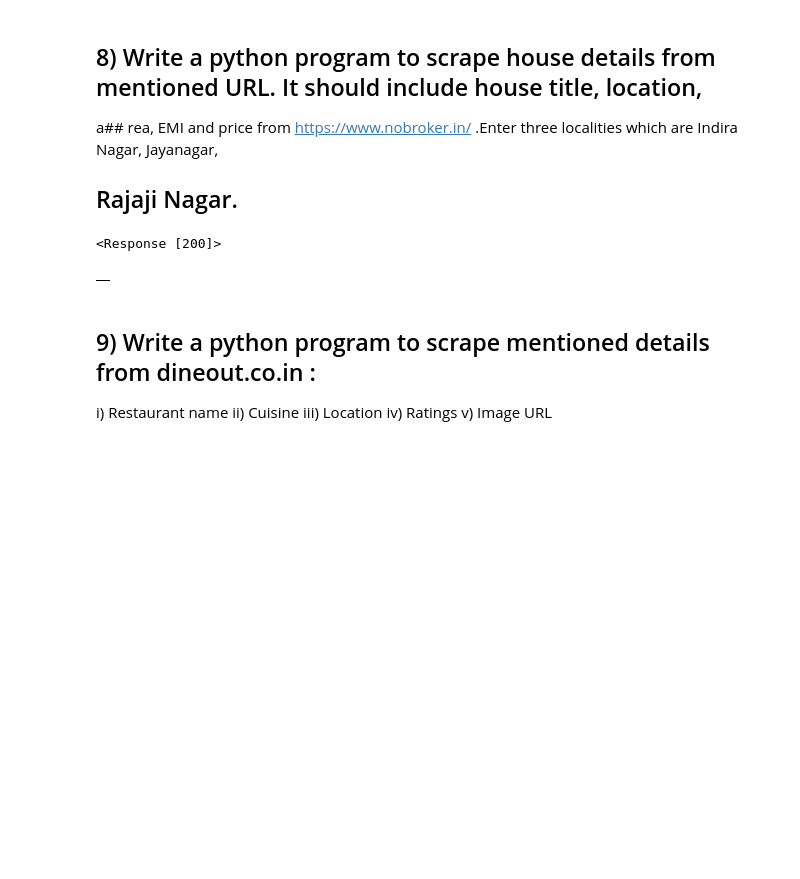
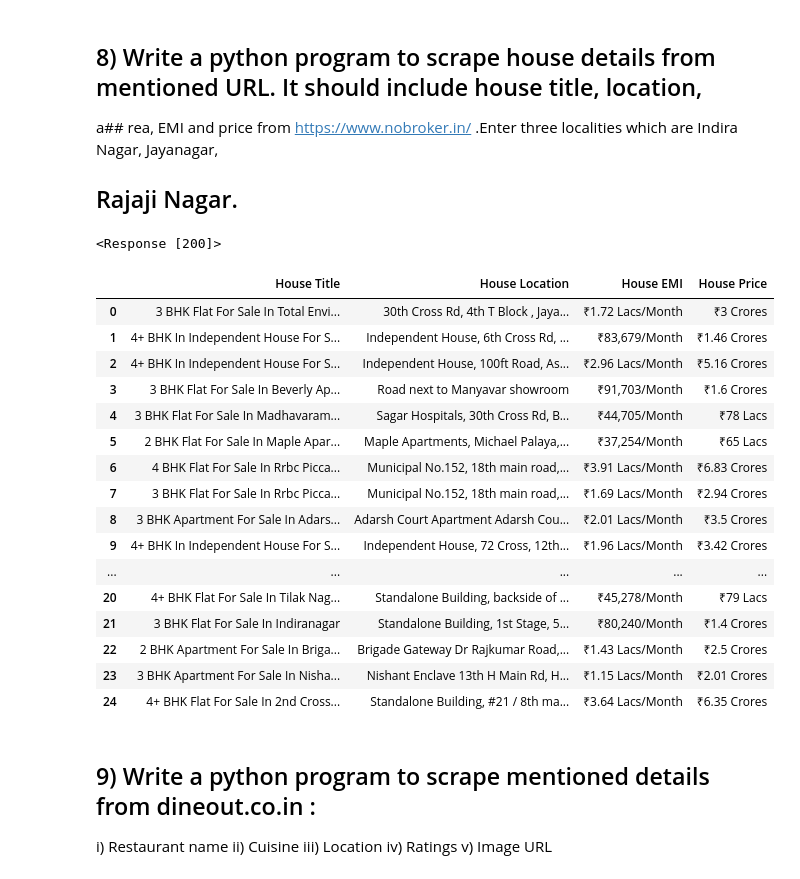
Before and after one commit to Pramodh23EAlpha/Internship, a Jupyter notebook: Web Scrapping -1.ipynb, the cells around one changed output. Drawn from its saved outputs; the diff is of its cells as text; code cells hidden in the pictures; blank space fills up the shorter version.

```diff
--- a/Web Scrapping -1.ipynb
+++ b/Web Scrapping -1.ipynb
@@ -17,7 +17,10 @@ def geturlfromuser(userinput):
     bsoup = BeautifulSoup(page.content, 'html.parser')
 
     headertags = bsoup.find_all(['h1', 'h2','h3','h4','h5','h6'])
-    print('List of all the header tags :', *headertags, sep='\n\n')
+
+    for htags in headertags:
+        print(htags.text)
+    #print('List of all the header tags :', *headertags, sep='\n\n')
 
 
 userinput= "https://en.wikipedia.org/wiki/Main_Page"
@@ -367,11 +370,55 @@ a## rea, EMI and price from https://www.nobroker.in/ .Enter three localities whi
 # %%
 data = pd.DataFrame()
-
+#h2
 def geturlfromuser(userinput):
 
 
     page = requests.get(userinput)
     print(page)
+    bsoup = BeautifulSoup(page.content, 'html.parser')
+    scrapped_Title = bsoup.find_all('h2',class_ = 'heading-6 font-semi-bold nb__25Cl7')#font-semi-bold heading-6
+    scrapped_prop_loc = bsoup.find_all('div',class_ = 'nb__1EwQz')
+    scrapped_prop_price_emi= bsoup.find_all('div',id = 'roomType')
+    scrapped_prop_price = bsoup.find_all('div',class_ = 'nb__4L90a',id = 'minDeposit')
+
+    #print(scrapped_prop_price)
+
+    Property_title = []
+    Property_loc = []
+    Property_price_emi = []
+    Property_price = []
+
+
+
+    for title in scrapped_Title:
+        Property_title.append(title.find('span').text)
+    #print(Property_title)
+    data['House Title'] = Property_title
+
+    for loc in scrapped_prop_loc:
+        Property_loc.append(loc.text)
+    #print(Property_loc)
+    data['House Location'] = Property_loc
+
+
+    for price in scrapped_prop_price_emi:
+        #Property_price.append(loc.find('roomType'))
+        Property_price_emi.append( price.get_text())
+
+    #print(Property_price_emi)
+    data['House EMI'] = Property_price_emi
+
+
+    for price in scrapped_prop_price:
+        #Property_price.append(loc.find('roomType'))
+        Property_price.append( price.find('span').text)
+
+    #print(Property_price)
+    data['House Price'] = Property_price
+
+
+
+
 
 
 
@@ -381,8 +428,24 @@ url = 'https://www.nobroker.in/property/sale/bangalore/multiple?searchParam=W3si
 geturlfromuser(url)
 data.head(100)
 # %% [output]
 <Response [200]>
-|  |
+|  | House Title | House Location | House EMI | House Price |
+| 0 | 3 BHK Flat For Sale In Total Envi... | 30th Cross Rd, 4th T Block , Jaya... | ₹1.72 Lacs/Month | ₹3 Crores |
+| 1 | 4+ BHK In Independent House For S... | Independent House, 6th Cross Rd, ... | ₹83,679/Month | ₹1.46 Crores |
+| 2 | 4+ BHK In Independent House For S... | Independent House, 100ft Road, As... | ₹2.96 Lacs/Month | ₹5.16 Crores |
+| 3 | 3 BHK Flat For Sale In Beverly Ap... | Road next to Manyavar showroom | ₹91,703/Month | ₹1.6 Crores |
+| 4 | 3 BHK Flat For Sale In Madhavaram... | Sagar Hospitals, 30th Cross Rd, B... | ₹44,705/Month | ₹78 Lacs |
+| 5 | 2 BHK Flat For Sale In Maple Apar... | Maple Apartments, Michael Palaya,... | ₹37,254/Month | ₹65 Lacs |
+| 6 | 4 BHK Flat For Sale In Rrbc Picca... | Municipal No.152, 18th main road,... | ₹3.91 Lacs/Month | ₹6.83 Crores |
+| 7 | 3 BHK Flat For Sale In Rrbc Picca... | Municipal No.152, 18th main road,... | ₹1.69 Lacs/Month | ₹2.94 Crores |
+| 8 | 3 BHK Apartment For Sale In Adars... | Adarsh Court Apartment Adarsh Cou... | ₹2.01 Lacs/Month | ₹3.5 Crores |
+| 9 | 4+ BHK In Independent House For S... | Independent House, 72 Cross, 12th... | ₹1.96 Lacs/Month | ₹3.42 Crores |
+| ... | ... | ... | ... | ... |
+| 20 | 4+ BHK Flat For Sale In Tilak Nag... | Standalone Building, backside of ... | ₹45,278/Month | ₹79 Lacs |
+| 21 | 3 BHK Flat For Sale In Indiranagar | Standalone Building, 1st Stage, 5... | ₹80,240/Month | ₹1.4 Crores |
+| 22 | 2 BHK Apartment For Sale In Briga... | Brigade Gateway Dr Rajkumar Road,... | ₹1.43 Lacs/Month | ₹2.5 Crores |
+| 23 | 3 BHK Apartment For Sale In Nisha... | Nishant Enclave 13th H Main Rd, H... | ₹1.15 Lacs/Month | ₹2.01 Crores |
+| 24 | 4+ BHK Flat For Sale In 2nd Cross... | Standalone Building, #21 / 8th ma... | ₹3.64 Lacs/Month | ₹6.35 Crores |
 # %% [markdown]
 ## 9) Write a python program to scrape mentioned details from dineout.co.in :
 i) Restaurant name
```
Also changed, not shown: parts of 2 cells of this notebook.
